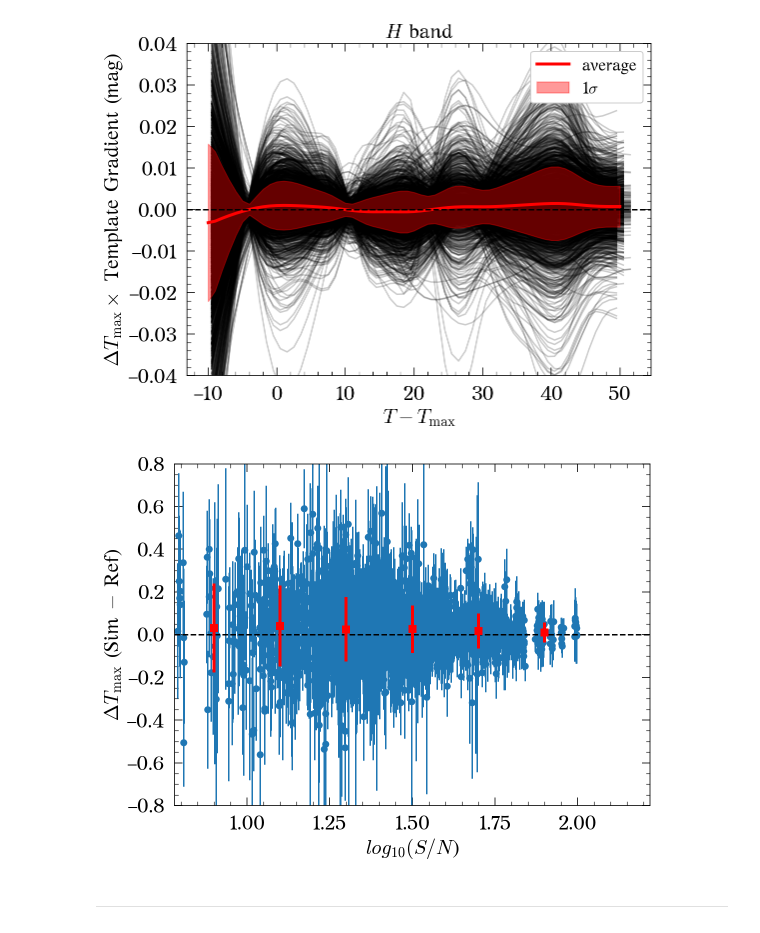
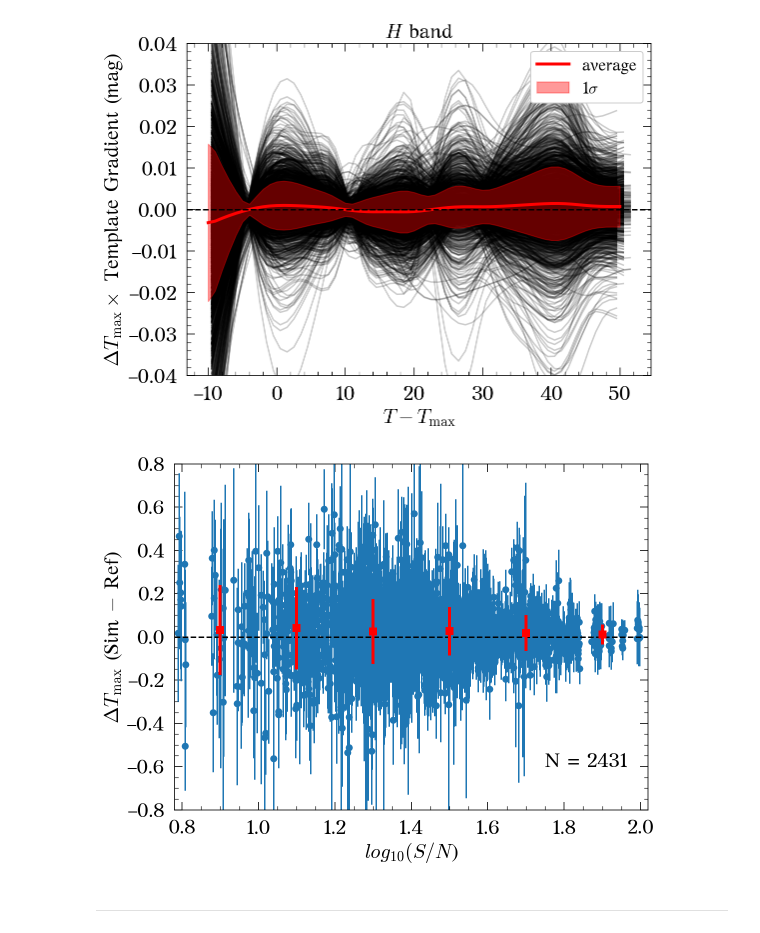
Before and after one commit to HOSTFLOWS/flows_sims, a Jupyter notebook: 3.2.data_quality_test.ipynb, the cells around one changed output. Cells and saved outputs as stored; diff of their text form; code cells hidden in the pictures.

```diff
--- a/3.2.data_quality_test.ipynb
+++ b/3.2.data_quality_test.ipynb
@@ -1079,35 +1123,36 @@ plt.show()
 # %%
 step = 0.2
 bins = np.arange(0.8, 2.8+step, step)
 bins_results =  bin_values(bins, np.log10(res_df.g.values),
                            res_df.Tmax_diff.values,
                             res_df.Tmax_err.values)
 wmean_bins, std_bins = bins_results
 
 
 fig, ax = plt.subplots(figsize=(8, 6))
 
 ax.errorbar(np.log10(res_df.g), res_df.Tmax_diff,
             yerr=res_df.Tmax_err, fmt='o')
 
 # bins
 ax.errorbar(bins-step/2, wmean_bins, yerr=std_bins,
             fmt='s', c='red', zorder=10, ms=7, elinewidth=3)
 
 ax.axhline(0, ls='--', c='k', zorder=5)
 
 ax.set_xlabel(r'$log_{10}(S/N$)', fontsize=20)
 ax.set_ylabel(r'$\Delta T_{\rm max}$ (Sim $-$ Ref)', fontsize=20)
 ax.tick_params(labelsize=20)
 ax.set_ylim(-0.8, 0.8)
-ax.set_xlim(0.78, 2.22)
+ax.set_xlim(0.78, 2.02)
+ax.text(1.75, -0.6, f'N = {len(res_df.g)}', fontsize=20)
 #ax.set_xlim(None, None)
 
 fig.tight_layout()
 plt.savefig(f'paper_plots/delta_Tmax_vs_snr.pdf')
 plt.show()
 # %% [output]
-[figure, old version]
+[figure, new version]
 # %% [markdown]
 ___
 # %% [markdown]
```
Also changed, not shown: parts of 7 cells of this notebook, 20 other files.
